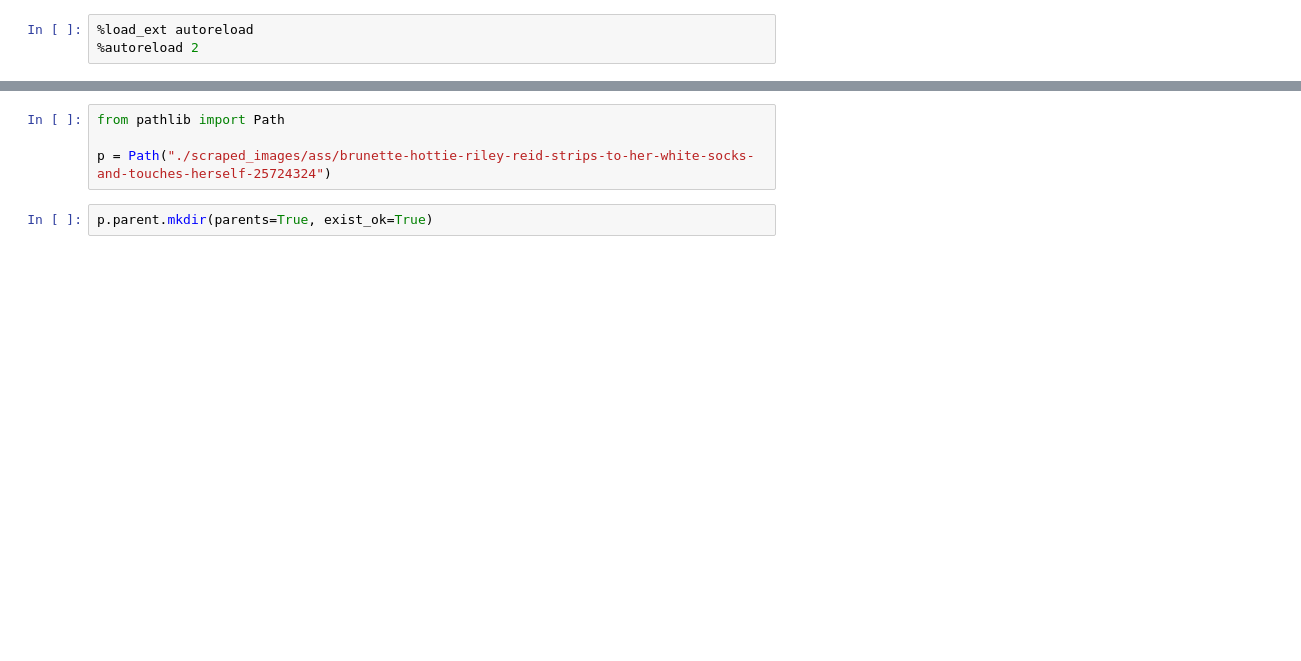
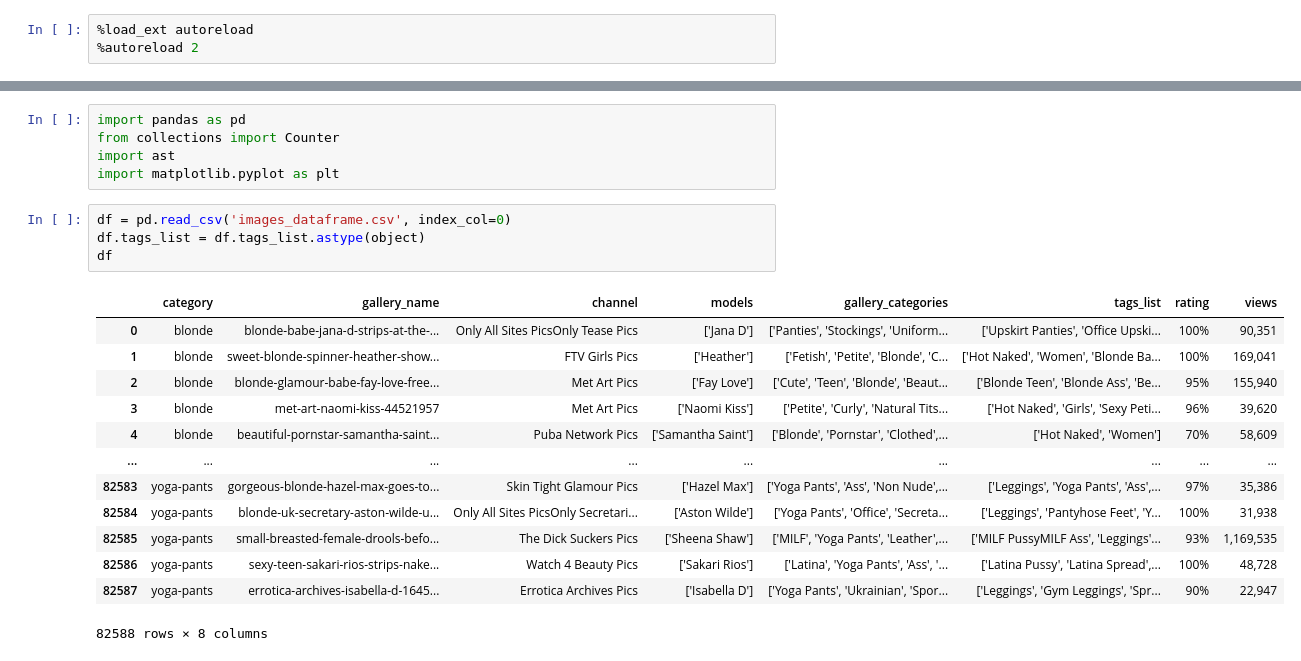
Before and after one commit to M-Fannilla/milfusion, a Jupyter notebook: data_wrangling.ipynb, the cells around one changed output, grey strips where cells are left out. Drawn from its saved outputs; the diff is of its cells as text; blank space fills up the shorter version.

```diff
--- a/data_wrangling.ipynb
+++ b/data_wrangling.ipynb
@@ -191,6 +4,23 @@ Name: 25, dtype: object
-# %%
-from pathlib import Path
-
-p = Path("./scraped_images/ass/brunette-hottie-riley-reid-strips-to-her-white-socks-and-touches-herself-25724324")
-# %%
-p.parent.mkdir(parents=True, exist_ok=True)
+# %%
+import pandas as pd
+from collections import Counter
+import ast
+import matplotlib.pyplot as plt
+# %%
+df = pd.read_csv('images_dataframe.csv', index_col=0)
+df.tags_list = df.tags_list.astype(object)
+df
+# %% [output]
+|  | category | gallery_name | channel | models | gallery_categories | tags_list | rating | views |
+| 0 | blonde | blonde-babe-jana-d-strips-at-the-... | Only All Sites PicsOnly Tease Pics | ['Jana D'] | ['Panties', 'Stockings', 'Uniform... | ['Upskirt Panties', 'Office Upski... | 100% | 90,351 |
+| 1 | blonde | sweet-blonde-spinner-heather-show... | FTV Girls Pics | ['Heather'] | ['Fetish', 'Petite', 'Blonde', 'C... | ['Hot Naked', 'Women', 'Blonde Ba... | 100% | 169,041 |
+| 2 | blonde | blonde-glamour-babe-fay-love-free... | Met Art Pics | ['Fay Love'] | ['Cute', 'Teen', 'Blonde', 'Beaut... | ['Blonde Teen', 'Blonde Ass', 'Be... | 95% | 155,940 |
+| 3 | blonde | met-art-naomi-kiss-44521957 | Met Art Pics | ['Naomi Kiss'] | ['Petite', 'Curly', 'Natural Tits... | ['Hot Naked', 'Girls', 'Sexy Peti... | 96% | 39,620 |
+| 4 | blonde | beautiful-pornstar-samantha-saint... | Puba Network Pics | ['Samantha Saint'] | ['Blonde', 'Pornstar', 'Clothed',... | ['Hot Naked', 'Women'] | 70% | 58,609 |
+| ... | ... | ... | ... | ... | ... | ... | ... | ... |
+| 82583 | yoga-pants | gorgeous-blonde-hazel-max-goes-to... | Skin Tight Glamour Pics | ['Hazel Max'] | ['Yoga Pants', 'Ass', 'Non Nude',... | ['Leggings', 'Yoga Pants', 'Ass',... | 97% | 35,386 |
+| 82584 | yoga-pants | blonde-uk-secretary-aston-wilde-u... | Only All Sites PicsOnly Secretari... | ['Aston Wilde'] | ['Yoga Pants', 'Office', 'Secreta... | ['Leggings', 'Pantyhose Feet', 'Y... | 100% | 31,938 |
+| 82585 | yoga-pants | small-breasted-female-drools-befo... | The Dick Suckers Pics | ['Sheena Shaw'] | ['MILF', 'Yoga Pants', 'Leather',... | ['MILF PussyMILF Ass', 'Leggings'... | 93% | 1,169,535 |
+| 82586 | yoga-pants | sexy-teen-sakari-rios-strips-nake... | Watch 4 Beauty Pics | ['Sakari Rios'] | ['Latina', 'Yoga Pants', 'Ass', '... | ['Latina Pussy', 'Latina Spread',... | 100% | 48,728 |
+| 82587 | yoga-pants | errotica-archives-isabella-d-1645... | Errotica Archives Pics | ['Isabella D'] | ['Yoga Pants', 'Ukrainian', 'Spor... | ['Leggings', 'Gym Leggings', 'Spr... | 90% | 22,947 |
+82588 rows × 8 columns
```
Also changed, not shown: parts of 21 cells of this notebook, 2 other files.
